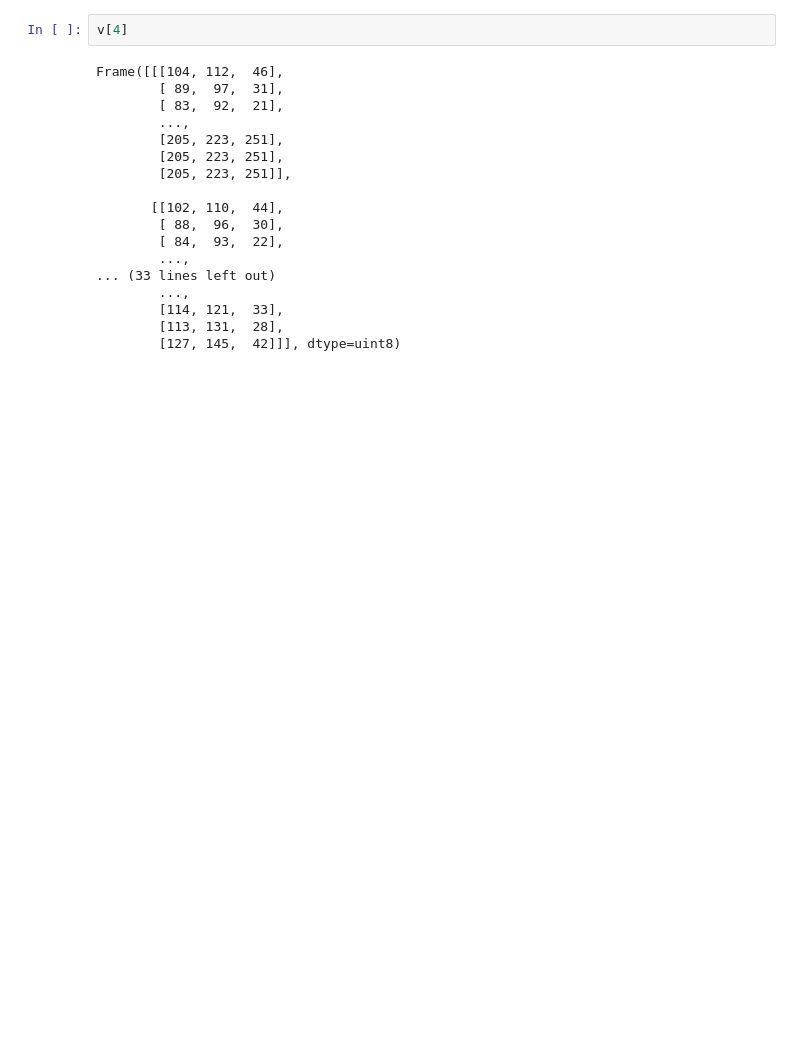
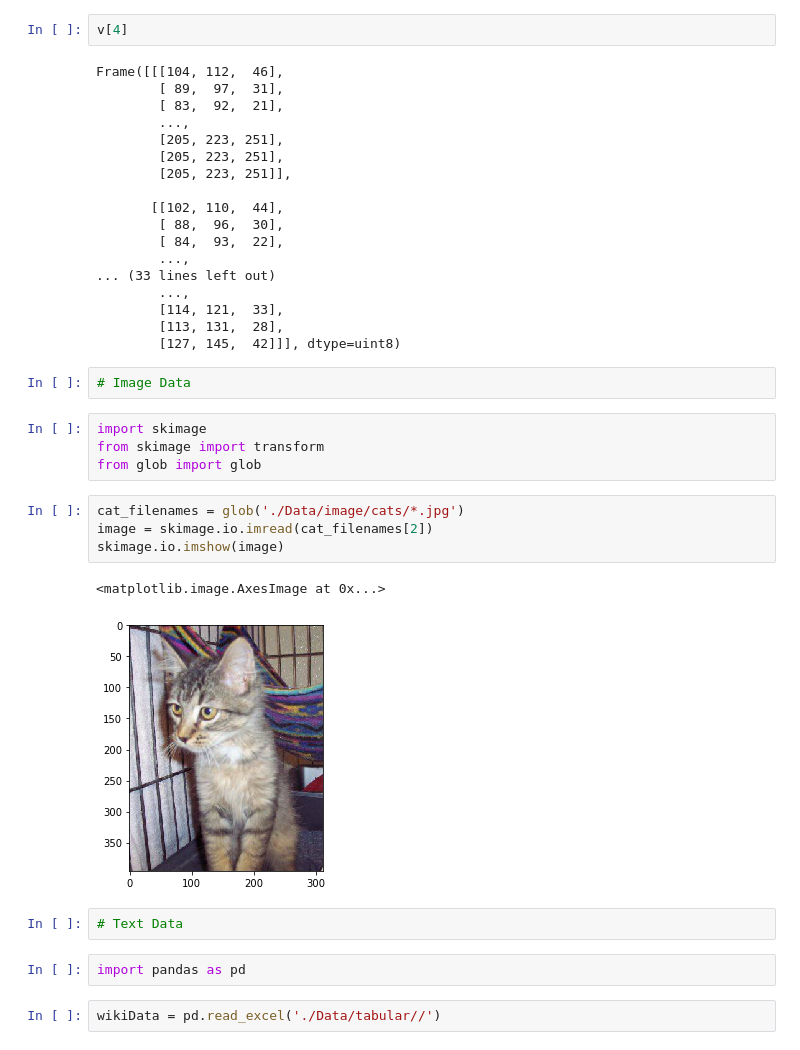
Before and after one commit to Wahed08/DataScience, a Jupyter notebook: File Importing and Manipulation.ipynb, the cells around one changed output. Cells and saved outputs as stored; diff of their text form; blank space fills up the shorter version.

Commit message:
audio video image text import

```diff
--- a/File Importing and Manipulation.ipynb
+++ b/File Importing and Manipulation.ipynb
@@ -69,3 +69,22 @@ Frame([[[104, 112,  46],
         [114, 121,  33],
         [113, 131,  28],
         [127, 145,  42]]], dtype=uint8)
+# %%
+# Image Data
+# %%
+import skimage
+from skimage import transform
+from glob import glob
+# %%
+cat_filenames = glob('./Data/image/cats/*.jpg')
+image = skimage.io.imread(cat_filenames[2])
+skimage.io.imshow(image)
+# %% [output]
+<matplotlib.image.AxesImage at 0x...>
+[figure, added]
+# %%
+# Text Data
+# %%
+import pandas as pd
+# %%
+wikiData = pd.read_excel('./Data/tabular//')
```
